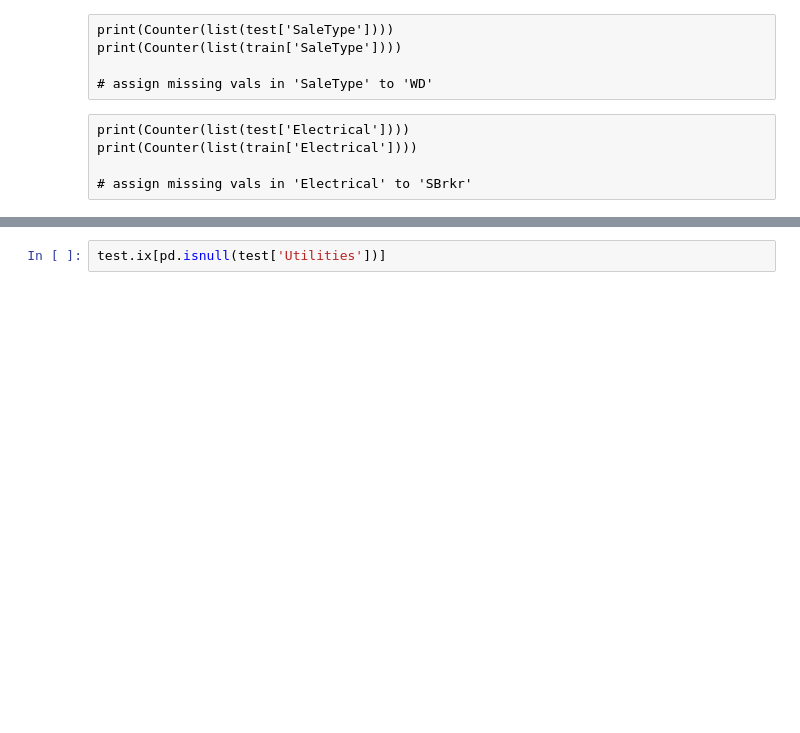
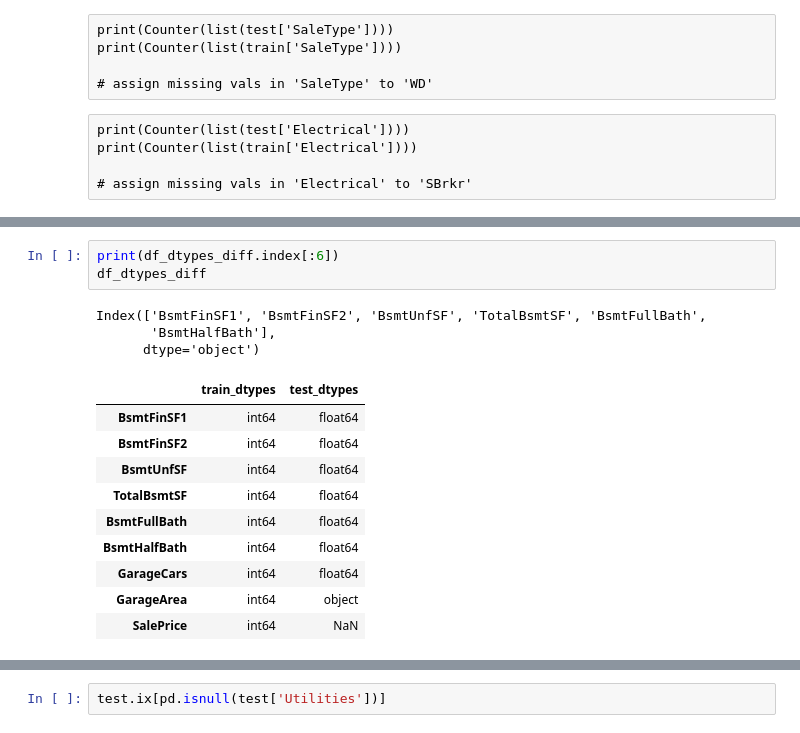
Before and after one commit to MiyainNYC/Rose, a Jupyter notebook: house_pred_ML/Explore.ipynb, the cells around one changed output, grey strips where cells are left out. Saved outputs shown, nothing was run; the diff lists cells and outputs as text; blank space fills up the shorter version.

```diff
--- a/house_pred_ML/Explore.ipynb
+++ b/house_pred_ML/Explore.ipynb
@@ -248,0 +267,17 @@ print(Counter(list(train['Electrical'])))
+# %%
+print(df_dtypes_diff.index[:6])
+df_dtypes_diff
+# %% [output]
+Index(['BsmtFinSF1', 'BsmtFinSF2', 'BsmtUnfSF', 'TotalBsmtSF', 'BsmtFullBath',
+       'BsmtHalfBath'],
+      dtype='object')
+|  | train_dtypes | test_dtypes |
+| BsmtFinSF1 | int64 | float64 |
+| BsmtFinSF2 | int64 | float64 |
+| BsmtUnfSF | int64 | float64 |
+| TotalBsmtSF | int64 | float64 |
+| BsmtFullBath | int64 | float64 |
+| BsmtHalfBath | int64 | float64 |
+| GarageCars | int64 | float64 |
+| GarageArea | int64 | object |
+| SalePrice | int64 | NaN |
```
Also changed, not shown: parts of 15 cells of this notebook.
